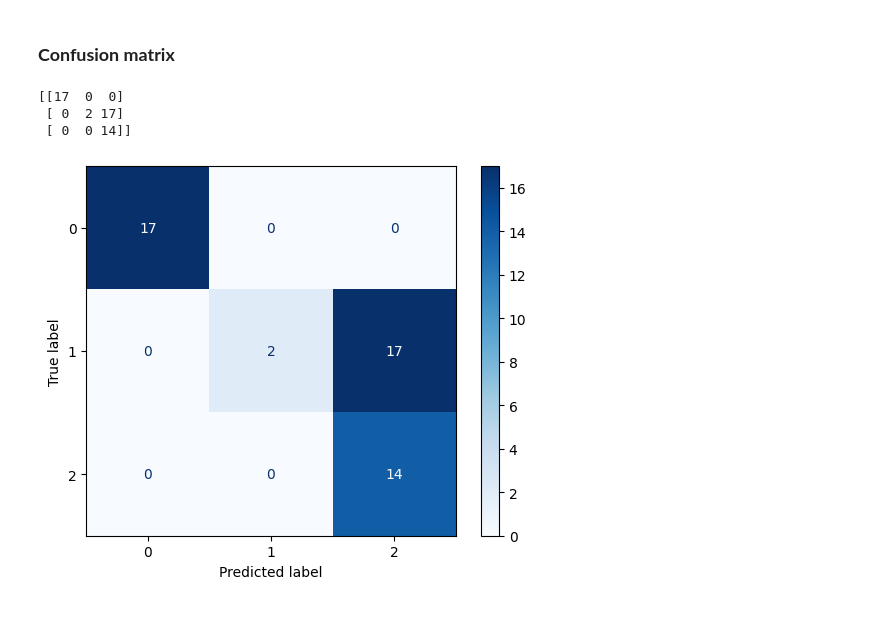
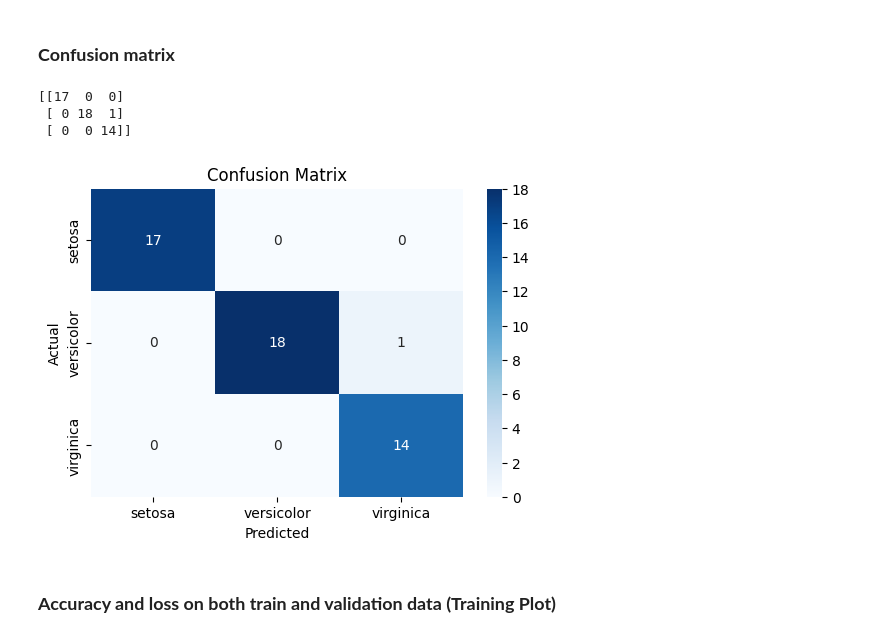
Before and after one commit to mobinapourmoshir/Functional-Deep-Learning, a Jupyter notebook: Iris_DNN.ipynb, the cells around one changed output. Drawn from its saved outputs; the diff is of its cells as text; code cells hidden in the pictures.

Commit message:
Confusion Matrix

```diff
--- a/Iris_DNN.ipynb
+++ b/Iris_DNN.ipynb
@@ -119,42 +119,33 @@ Test Acc.: 0.9800
 #model_new.eval()
 # %% [markdown]
 ### **Confusion matrix**
-# %%
-from sklearn.preprocessing import StandardScaler
-from sklearn.metrics import confusion_matrix, ConfusionMatrixDisplay
-import matplotlib.pyplot as plt
-import torch
-
-# 1) Fit scaler on TRAIN ONLY (do this before training)
-scaler = StandardScaler().fit(X_train)
-X_train_std = scaler.transform(X_train)
-X_test_std  = scaler.transform(X_test)
-
-# 2) Rebuild datasets/loaders (train and test should both be standardized)
-torch_X_test = torch.from_numpy(X_test_std).float()
-torch_y_test = y_test
-
-test_ds = TensorDataset(torch_X_test, torch_y_test)
-test_dl = DataLoader(test_ds, batch_size=batch_size, shuffle=False)
-
-# 3) Evaluate
-model.eval()
-all_preds, all_labels = [], []
-
-with torch.no_grad():
-    for xb, yb in test_dl:
-        logits = model(xb)              # shape: (N, C)
-        preds = torch.argmax(logits, dim=1)
-        all_preds.extend(preds.cpu().numpy())
-        all_labels.extend(yb.cpu().numpy())
-
-cm = confusion_matrix(all_labels, all_preds)
-print(cm)
-
-ConfusionMatrixDisplay(cm).plot(cmap="Blues", values_format="d")
-plt.show()
-# %% [output]
-[[17  0  0]
- [ 0  2 17]
- [ 0  0 14]]
-[figure, removed]
+# %%
+from sklearn.metrics import confusion_matrix
+import matplotlib.pyplot as plt
+import seaborn as sns
+
+y_pred = torch.argmax(pred_test, dim=1) # Get predicted class labels
+# Convert tensors to NumPy arrays
+y_true_np = y_test.numpy()
+y_pred_np = y_pred.numpy()
+
+# Compute the confusion matrix
+cm = confusion_matrix(y_true_np, y_pred_np)
+print(cm)
+
+# Plot
+plt.figure(figsize=(6,4))
+sns.heatmap(cm, annot=True, fmt='d', cmap='Blues',
+            xticklabels=['setosa', 'versicolor', 'virginica'],
+            yticklabels=['setosa', 'versicolor', 'virginica'])
+plt.xlabel('Predicted')
+plt.ylabel('Actual')
+plt.title('Confusion Matrix')
+plt.show()
+# %% [output]
+[[17  0  0]
+ [ 0 18  1]
+ [ 0  0 14]]
+[figure, added]
+# %% [markdown]
+### **Accuracy and loss on both train and validation data (Training Plot)**
```
